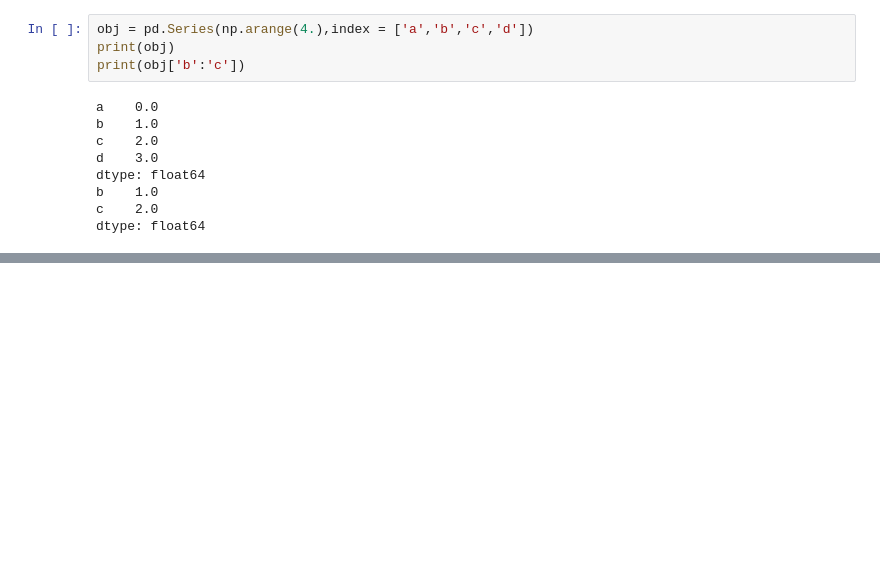
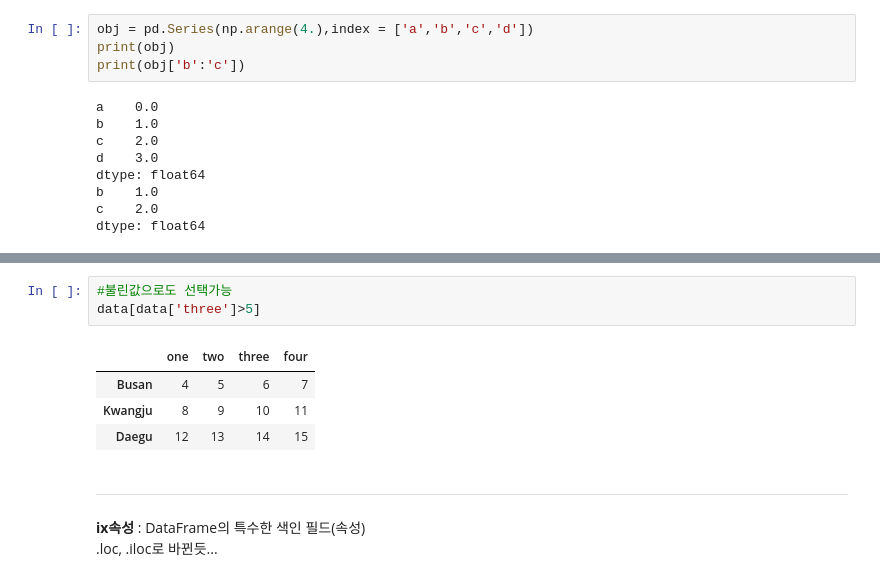
Before and after one commit to Suhwan-Ji/Study_DataScience, a Jupyter notebook: DataHandling/12. Pandas(1).ipynb, the cells around one changed output, grey strips where cells are left out. Saved outputs shown, nothing was run; the diff lists cells and outputs as text; blank space fills up the shorter version.

```diff
--- a/DataHandling/12. Pandas(1).ipynb
+++ b/DataHandling/12. Pandas(1).ipynb
@@ -746,0 +783,12 @@ dtype: float64
+# %%
+#불린값으로도 선택가능
+data[data['three']>5]
+# %% [output]
+|  | one | two | three | four |
+| Busan | 4 | 5 | 6 | 7 |
+| Kwangju | 8 | 9 | 10 | 11 |
+| Daegu | 12 | 13 | 14 | 15 |
+# %% [markdown]
+---
+**ix속성** : DataFrame의 특수한 색인 필드(속성)
+.loc, .iloc로 바뀐듯...
```
Also changed, not shown: parts of 11 cells of this notebook.
